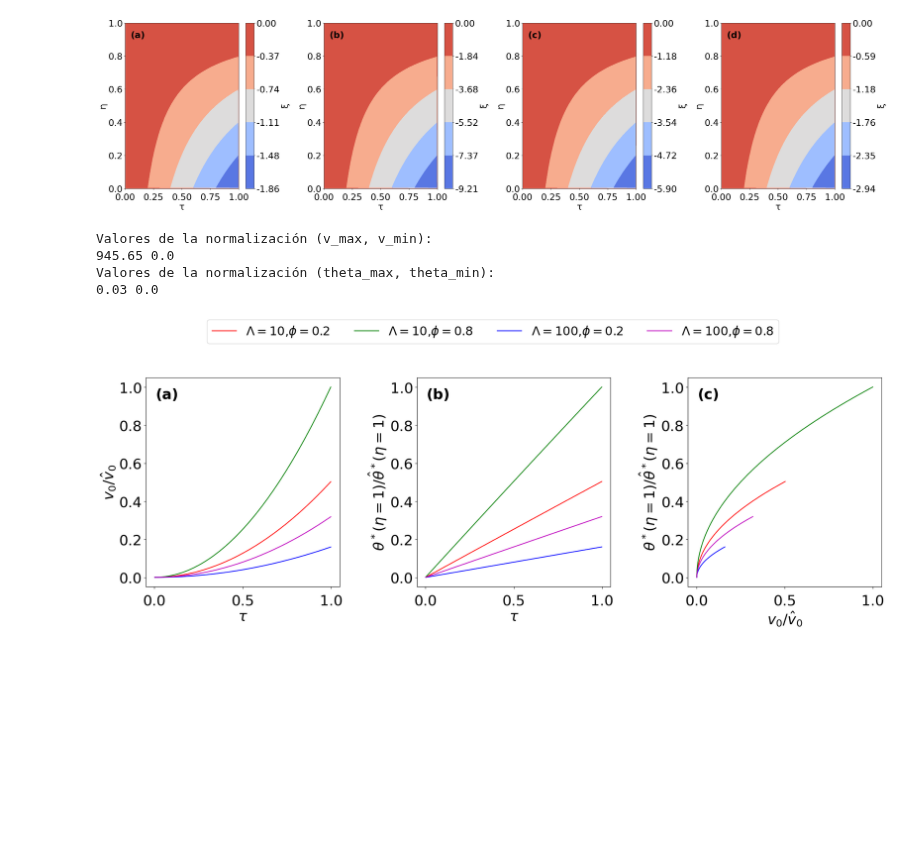
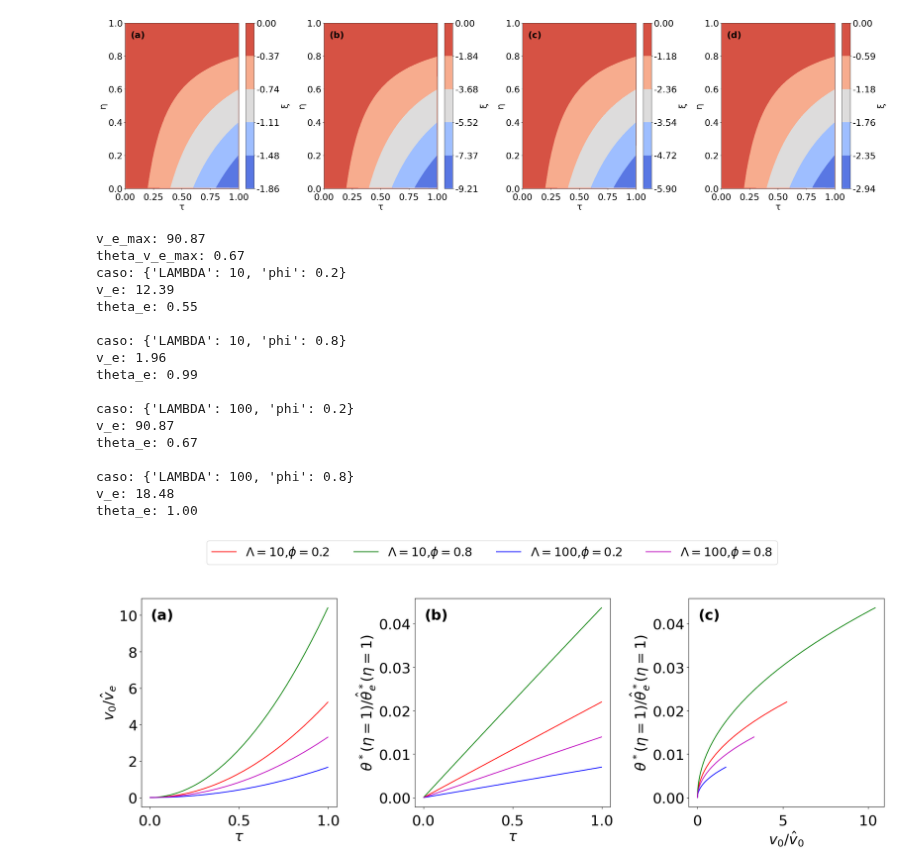
Before and after one commit to angelgvillatoro/bullville_M1, a Jupyter notebook: tfm/transitoria.ipynb, the cells around one changed output. Drawn from its saved outputs; the diff is of its cells as text; code cells hidden in the pictures; blank space fills up the shorter version.

```diff
--- a/tfm/transitoria.ipynb
+++ b/tfm/transitoria.ipynb
@@ -60,6 +60,7 @@ def parametros(D=None, L=None, Delta_T=None, LAMBDA=None, phi=None):
 
     return h, phi, Ri, Ra, LAMBDA, delta
 
+# Calculo de v en el estacionario
 
 def f(v, phi, Ri, Ra, LAMBDA):
     return phi + Ri**-1 * v**2 + Ra**-1 * v - 1 + (v/LAMBDA) * (1 - math.exp(-LAMBDA/v))
@@ -75,6 +76,11 @@ def newton_raphson(phi, Ri, Ra, LAMBDA, v0=0.1, tol=1e-6, max_iter=100):
             return v_new
         v = v_new
     return v  # Returns the last approximation if it doesn't converge
+
+# Calculo de theta (eta=1) en el estacionario
+def theta_star_func(LAMBDA, v_e):
+    a = LAMBDA / v_e
+    return 1 - np.exp(-a)
 
 # Calculo y representación
 def calculo_v_temperaturas_presiones(Ra, Ri, phi, delta, LAMBDA):
@@ -201,12 +207,11 @@ casos = [
     {"LAMBDA": 100, "phi": 0.8}
 ]
 
-# Inicializar valores globales
-v_global_min, v_global_max = float('inf'), float('-inf')
-theta_global_min, theta_global_max = float('inf'), float('-inf')
+v_e = 0
+v_e_max = 0
 
-# Calcular valores globales
-for caso in casos:
+# Calculo de valores v_e y theta_e para v_e_max
+for i, caso in enumerate(casos):
     LAMBDA = caso["LAMBDA"]
     phi = caso["phi"]
 
@@ -214,10 +219,13 @@ for caso in casos:
 
     v, theta_star, _, eta, tau = calculo_v_temperaturas_presiones(Ra, Ri, phi, delta, LAMBDA)
 
-    v_global_min = min(v_global_min, np.min(v))
-    v_global_max = max(v_global_max, np.max(v))
-    theta_global_min = min(theta_global_min, np.min(theta_star))
-    theta_global_max = max(theta_global_max, np.max(theta_star))
+    # Calculo de velocidades y temperaturas en eta = 1 en el estacionario
+    v_e = newton_raphson(phi, Ri, Ra, LAMBDA, v0=0.1, tol=1e-6, max_iter=100)
+    theta_e = theta_star_func(LAMBDA, v_e)
+
+    v_e_max = max(v_e, v_e_max)
+theta_v_e_max = theta_star_func(LAMBDA, v_e_max)
+print(f'v_e_max: {v_e_max:.2f} \ntheta_v_e_max: {theta_v_e_max:.2f}')
 
 # Crear una figura con tres subplots en una fila
 fig, axs = plt.subplots(1, 3, figsize=(20, 8))
@@ -237,8 +245,15 @@ for i, caso in enumerate(casos):
     v, theta_star, _, eta, tau = calculo_v_temperaturas_presiones(Ra, Ri, phi, delta, LAMBDA)
 
     # Normalización global de v y theta
-    v_normalized = (v - v_global_min) / (v_global_max - v_global_min)
-    theta_normalized = (theta_star - theta_global_min) / (theta_global_max - theta_global_min)
+
+    # Calculo de velocidades y temperaturas en eta = 1 en el estacionario
+    v_e = newton_raphson(phi, Ri, Ra, LAMBDA, v0=0.1, tol=1e-6, max_iter=100)
+    theta_e = theta_star_func(LAMBDA, v_e)
+
+    print(f'caso: {caso} \nv_e: {v_e:.2f} \ntheta_e: {theta_e:.2f}\n')
+
+    v_normalized = v / v_e_max
+    theta_normalized = theta_star / theta_v_e_max
 
     # a) v_0 vs. tau
     axs[0].plot(tau[1:-1], v_normalized[1:-1], color=colores[i], linestyle=estilos[i],
@@ -249,41 +264,49 @@ for i, caso in enumerate(casos):
 
     # c) v_0(tau) vs. theta(eta = 1, tau)
     axs[2].plot(v_normalized[1:-1], theta_normalized[-2, 1:-1], color=colores[i], linestyle=estilos[i])
 
-print('Valores de la normalización (v_max, v_min):')
-print(round(v_global_max, 2), round(v_global_min,2))
-
-print('Valores de la normalización (theta_max, theta_min):')
-print(round(theta_global_max, 2), round(theta_global_min, 2))
 
 # Configurar los subplots
-y_labels = [r'$v_0 / \hat{v}_0$', r'$\theta^*(\eta = 1) / \hat{\theta}^*(\eta = 1)$', r'$\theta^*(\eta = 1) / \hat{\theta}^*(\eta = 1)$']
+y_labels = [r'$v_0 / \hat{v}_e$', r'$\theta^*(\eta = 1) / \hat{\theta}_e^*(\eta = 1)$', r'$\theta^*(\eta = 1) / \hat{\theta}_e^*(\eta = 1)$']
 x_labels = [r'$\tau$', r'$\tau$', r'$v_0 / \hat{v}_0$']
 
 for i, (ax, ylabel, xlabel) in enumerate(zip(axs, y_labels, x_labels)):
     ax.set_xlabel(xlabel, fontsize=26)
     ax.set_ylabel(ylabel, fontsize=26)
     ax.tick_params(axis='both', which='major', labelsize=26)
     ax.tick_params(axis='x', which='major', pad=10)
 
     # Añadir etiqueta (a, b, c) en la esquina superior izquierda
     ax.text(0.05, 0.95, f'({chr(97 + i)})', transform=ax.transAxes,
             fontsize=26, fontweight='bold', va='top', ha='left')
 
 # Añadir una leyenda común
 handles, labels = axs[0].get_legend_handles_labels()
 fig.legend(handles, labels, loc='upper center', bbox_to_anchor=(0.5, 1),
            ncol=4, fontsize=22)
 
 # Ajustar el diseño
 plt.tight_layout()
 fig.subplots_adjust(top=0.8, wspace=0.4)
 
 # Mostrar la gráfica
 plt.show()
 # %% [output]
-Valores de la normalización (v_max, v_min):
-945.65 0.0
-Valores de la normalización (theta_max, theta_min):
-0.03 0.0
+v_e_max: 90.87
+theta_v_e_max: 0.67
+caso: {'LAMBDA': 10, 'phi': 0.2}
+v_e: 12.39
+theta_e: 0.55
+
+caso: {'LAMBDA': 10, 'phi': 0.8}
+v_e: 1.96
+theta_e: 0.99
+
+caso: {'LAMBDA': 100, 'phi': 0.2}
+v_e: 90.87
+theta_e: 0.67
+
+caso: {'LAMBDA': 100, 'phi': 0.8}
+v_e: 18.48
+theta_e: 1.00
-[figure, old version]
+[figure, new version]
```
